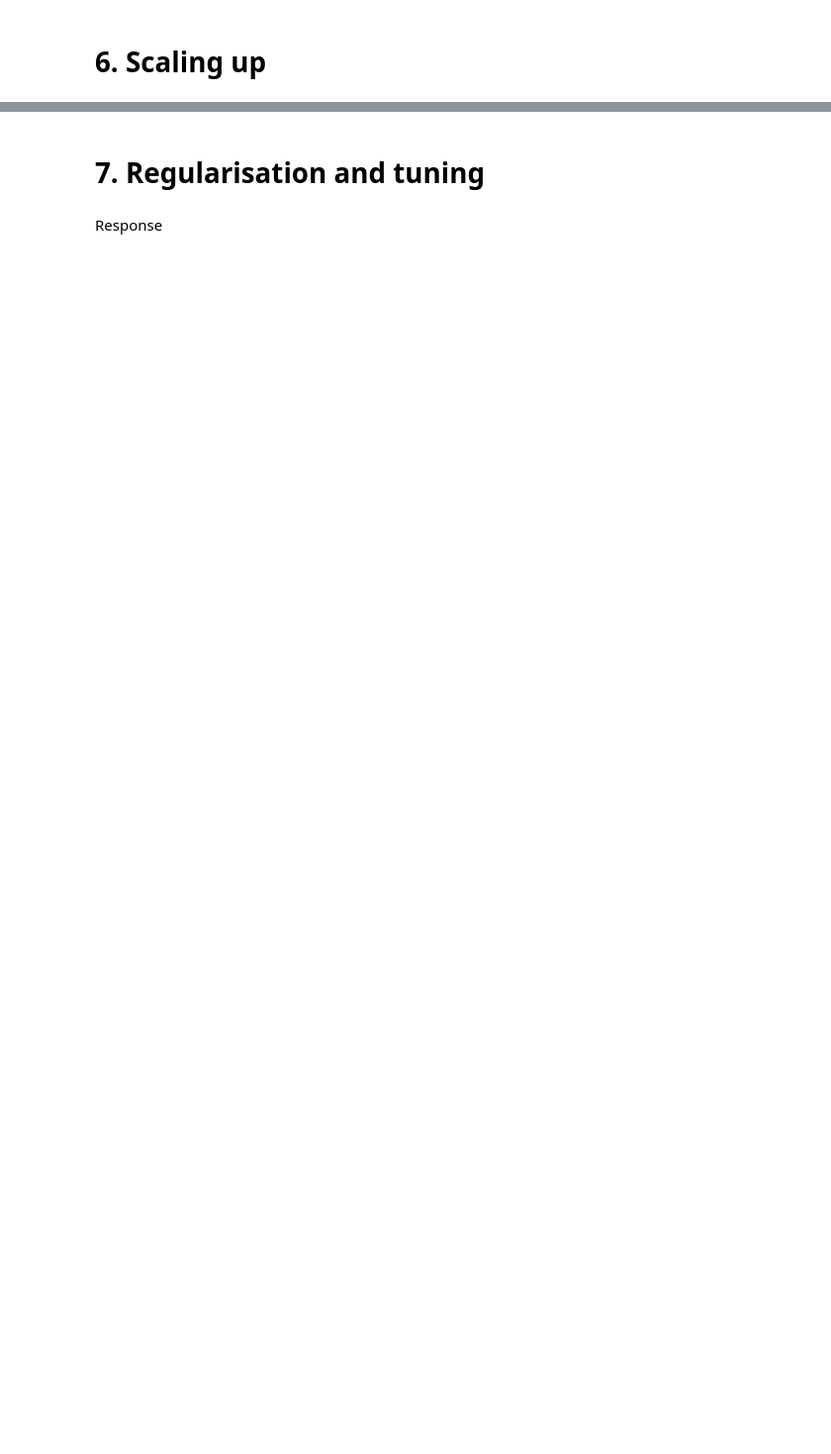
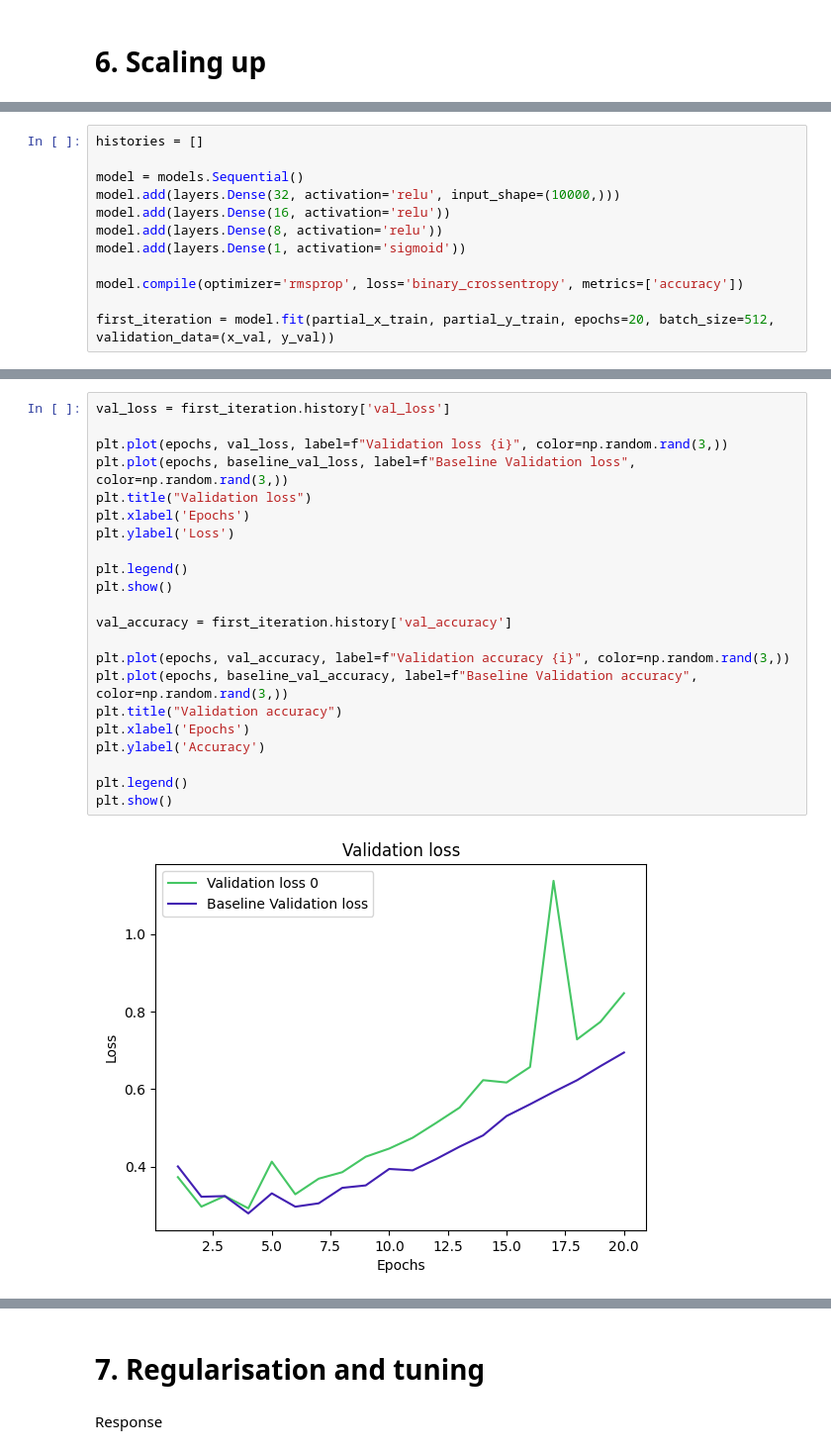
Before and after one commit to estebangarcia/cm3015-final, a Jupyter notebook: imdb_final.ipynb, the cells around one changed output, grey strips where cells are left out. Shown: that part at 99% size. Cells and saved outputs as stored; diff of their text form; blank space fills up the shorter version.

```diff
--- a/imdb_final.ipynb
+++ b/imdb_final.ipynb
@@ -185,0 +186,12 @@ I'm going to start by adding an additional hidden layer to the model and compari
+# %%
+histories = []
+
+model = models.Sequential()
+model.add(layers.Dense(32, activation='relu', input_shape=(10000,)))
+model.add(layers.Dense(16, activation='relu'))
+model.add(layers.Dense(8, activation='relu'))
+model.add(layers.Dense(1, activation='sigmoid'))
+
+model.compile(optimizer='rmsprop', loss='binary_crossentropy', metrics=['accuracy'])
+
+first_iteration = model.fit(partial_x_train, partial_y_train, epochs=20, batch_size=512, validation_data=(x_val, y_val))
@@ -185,0 +216,24 @@ I'm going to start by adding an additional hidden layer to the model and compari
+# %%
+val_loss = first_iteration.history['val_loss']
+
+plt.plot(epochs, val_loss, label=f"Validation loss {i}", color=np.random.rand(3,))
+plt.plot(epochs, baseline_val_loss, label=f"Baseline Validation loss", color=np.random.rand(3,))
+plt.title("Validation loss")
+plt.xlabel('Epochs')
+plt.ylabel('Loss')
+
+plt.legend()
+plt.show()
+
+val_accuracy = first_iteration.history['val_accuracy']
+
+plt.plot(epochs, val_accuracy, label=f"Validation accuracy {i}", color=np.random.rand(3,))
+plt.plot(epochs, baseline_val_accuracy, label=f"Baseline Validation accuracy", color=np.random.rand(3,))
+plt.title("Validation accuracy")
+plt.xlabel('Epochs')
+plt.ylabel('Accuracy')
+
+plt.legend()
+plt.show()
+# %% [output]
+[figure, added]
```
Also changed, not shown: parts of 28 cells of this notebook.
